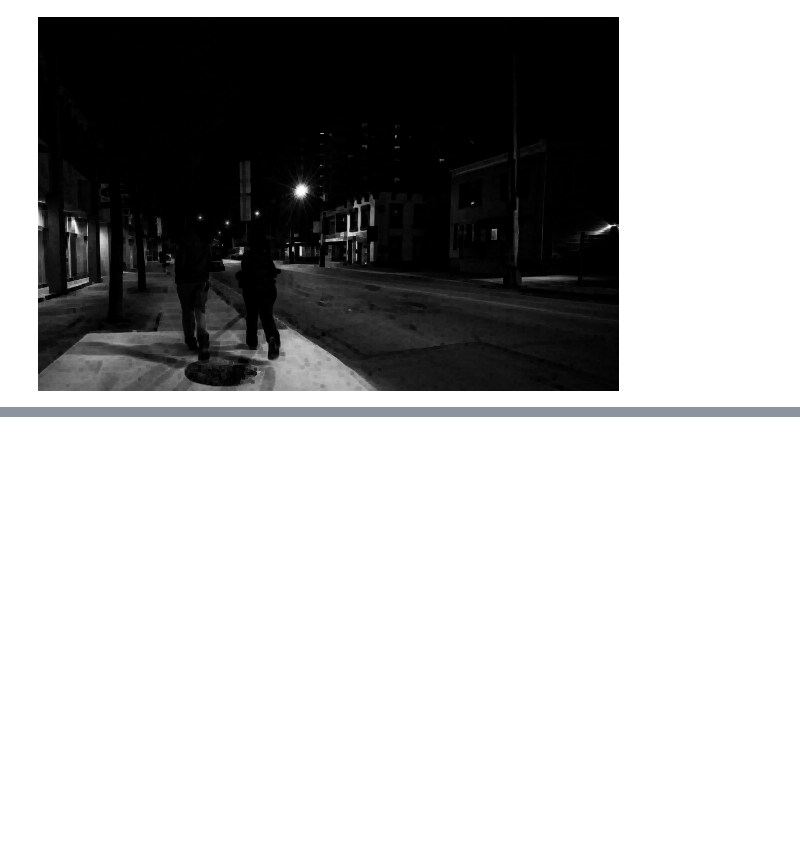
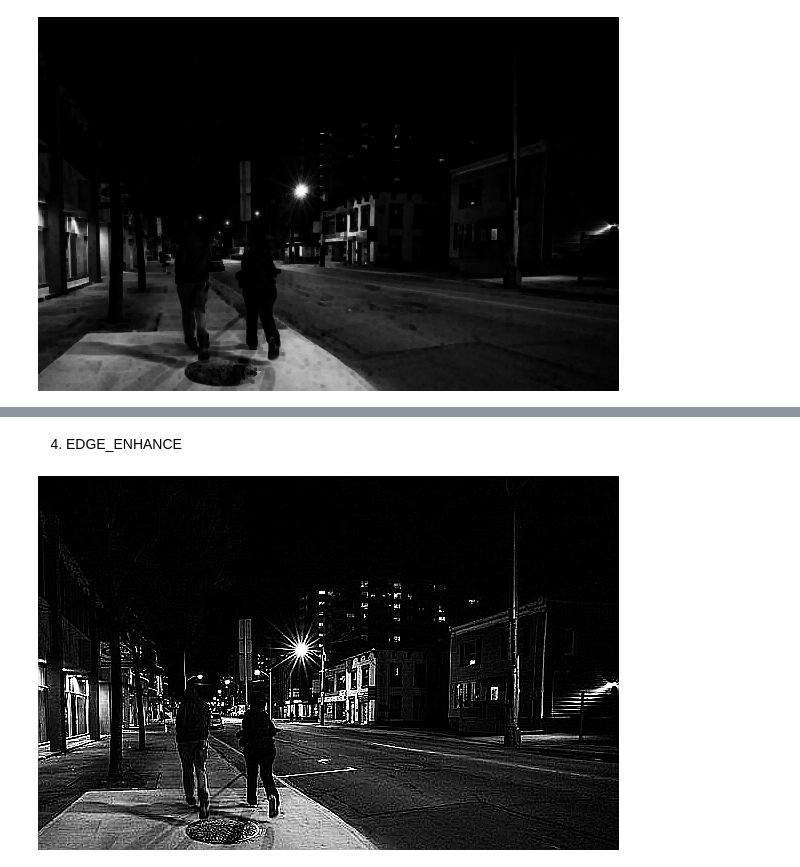
Before and after one commit to sukhmani/506PE05, a Jupyter notebook: part1.ipynb, the cells around one changed output, grey strips where cells are left out. Cells and saved outputs as stored; diff of their text form; code cells hidden in the pictures; blank space fills up the shorter version.

```diff
--- a/part1.ipynb
+++ b/part1.ipynb
@@ -14,0 +47,16 @@ im3.show()
+# %% [markdown]
+4. EDGE_ENHANCE
+# %%
+from PIL import Image, ImageFilter
+
+# Load the image
+im = Image.open("PE05-input.jpg")
+
+# Apply the EDGE_ENHANCE filter
+im_edge_enhance = im.filter(ImageFilter.EDGE_ENHANCE)
+
+# Save and display the filtered image
+im_edge_enhance.save("PE05_output_EDGE_ENHANCE.jpg")
+im_edge_enhance.show()
+# %% [output]
+[figure, added]
```
Also changed, not shown: parts of 17 cells of this notebook, 9 other files.
